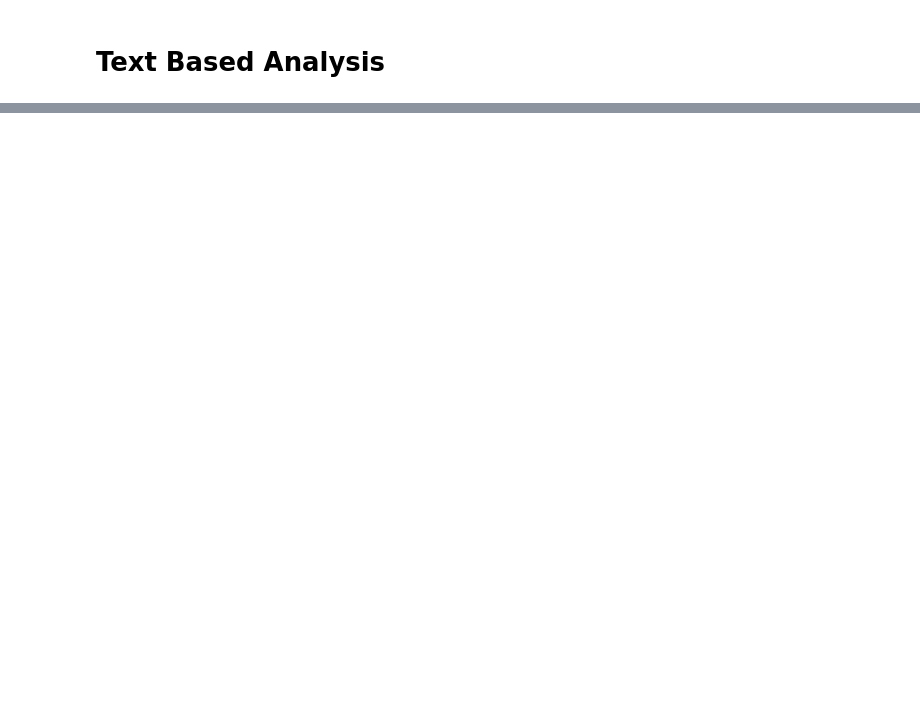
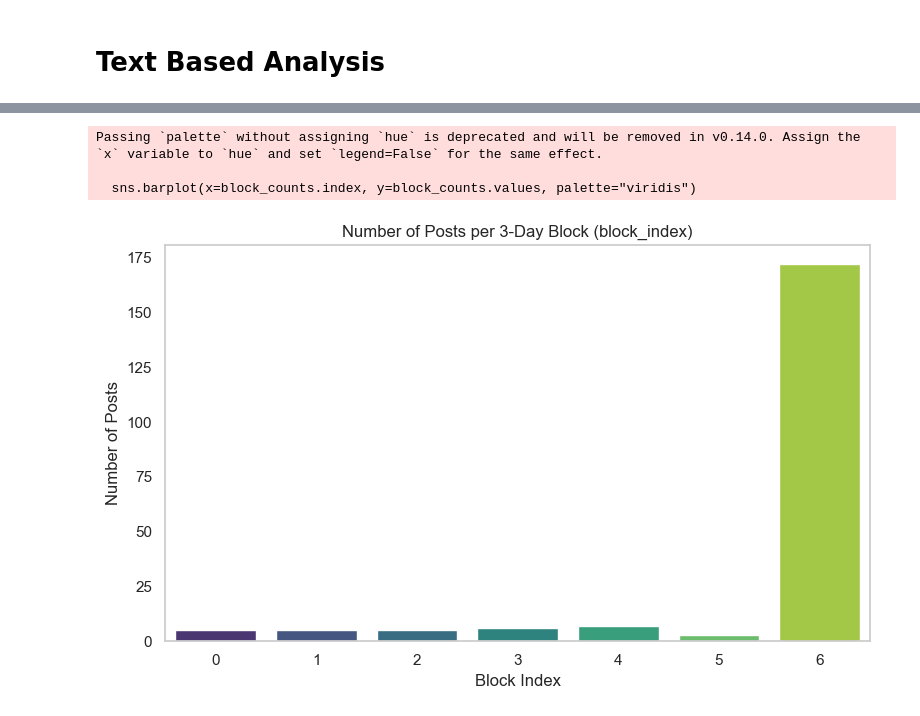
Before and after one commit to bibidhSubedi0/Sentiment-Analysis, a Jupyter notebook: src/EDA/analysisV3.ipynb, the cells around one changed output, grey strips where cells are left out. Drawn from its saved outputs; the diff is of its cells as text; code cells hidden in the pictures; blank space fills up the shorter version.

```diff
--- a/src/EDA/analysisV3.ipynb
+++ b/src/EDA/analysisV3.ipynb
@@ -297,3 +296,22 @@ new_df.head()
 | 2 | 2025-03-21 | 3 | 57 | Discussion | 295 | 59 | 0.0000 | 295 | 3 | ... |
 | 3 | 2025-03-23 | 231 | 179 | Discussion | 764 | 150 | -0.9406 | 764 | 7 | ... |
 | 4 | 2025-03-23 | 1469 | 475 | Discussion | 574 | 111 | 0.0726 | 574 | 23 | ... |
+# %%
+
+# Count how many posts are in each block
+block_counts = df['block_index'].value_counts().sort_index()
+
+# Plot
+plt.figure(figsize=(8, 5))
+sns.barplot(x=block_counts.index, y=block_counts.values, palette="viridis")
+plt.title("Number of Posts per 3-Day Block (block_index)")
+plt.xlabel("Block Index")
+plt.ylabel("Number of Posts")
+plt.tight_layout()
+plt.grid(axis='y')
+plt.show()
+# %% [output]
+Passing `palette` without assigning `hue` is deprecated and will be removed in v0.14.0. Assign the `x` variable to `hue` and set `legend=False` for the same effect.
+
+  sns.barplot(x=block_counts.index, y=block_counts.values, palette="viridis")
+[figure, added]
```
Also changed, not shown: parts of 10 cells of this notebook, 7 other files.
